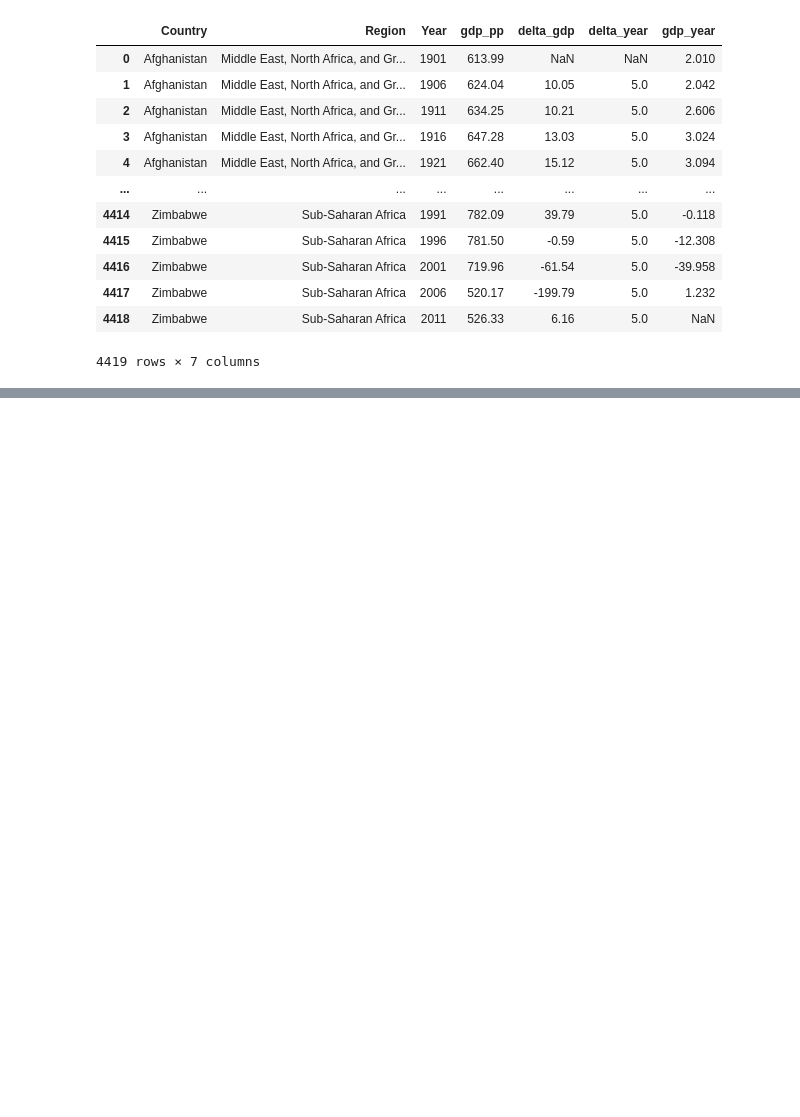
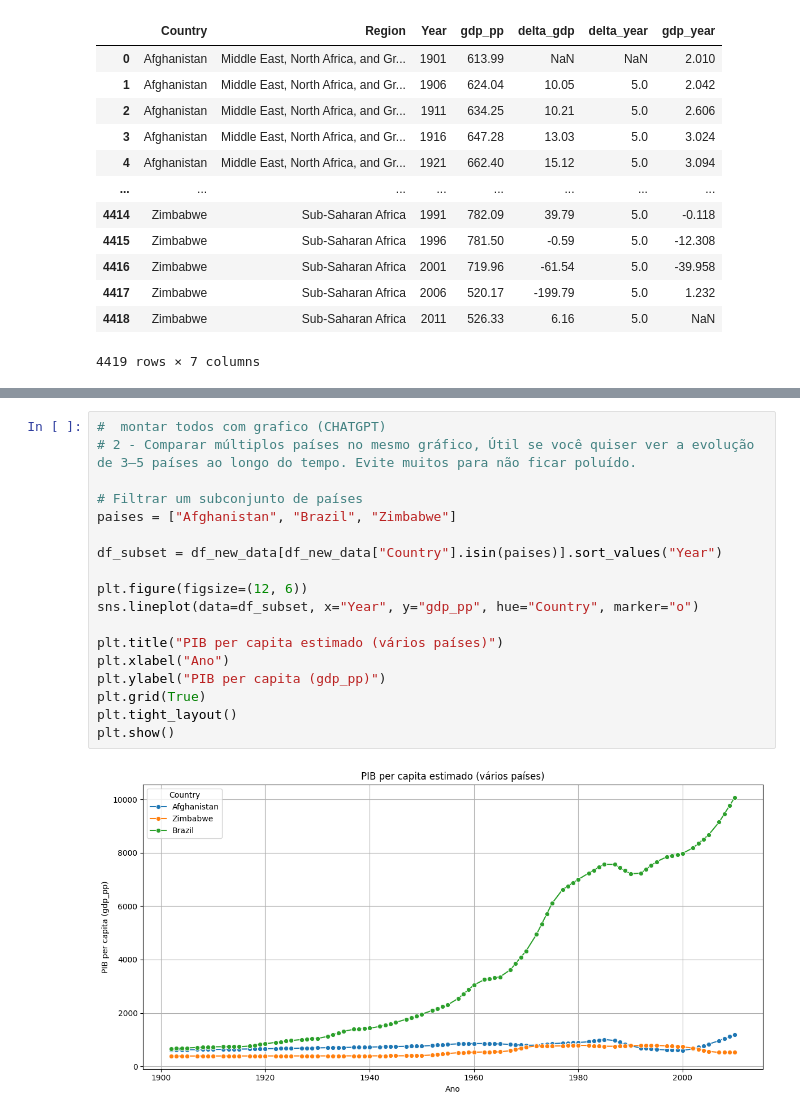
Before and after one commit to ludiemert/Analyzing_Data_Pandas_SQL, a Jupyter notebook: 4_Projectos/3_Proj_ GDP_Per_Person/GDP_Per_Person.ipynb, the cells around one changed output, grey strips where cells are left out. Cells and saved outputs as stored; diff of their text form; blank space fills up the shorter version.

```diff
--- a/4_Projectos/3_Proj_ GDP_Per_Person/GDP_Per_Person.ipynb
+++ b/4_Projectos/3_Proj_ GDP_Per_Person/GDP_Per_Person.ipynb
@@ -576,0 +703,20 @@ df_gdp
+# %%
+#  montar todos com grafico (CHATGPT)
+# 2 - Comparar múltiplos países no mesmo gráfico, Útil se você quiser ver a evolução de 3–5 países ao longo do tempo. Evite muitos para não ficar poluído.
+
+# Filtrar um subconjunto de países
+paises = ["Afghanistan", "Brazil", "Zimbabwe"]
+
+df_subset = df_new_data[df_new_data["Country"].isin(paises)].sort_values("Year")
+
+plt.figure(figsize=(12, 6))
+sns.lineplot(data=df_subset, x="Year", y="gdp_pp", hue="Country", marker="o")
+
+plt.title("PIB per capita estimado (vários países)")
+plt.xlabel("Ano")
+plt.ylabel("PIB per capita (gdp_pp)")
+plt.grid(True)
+plt.tight_layout()
+plt.show()
+# %% [output]
+[figure, added]
```
Also changed, not shown: parts of 12 cells of this notebook.
